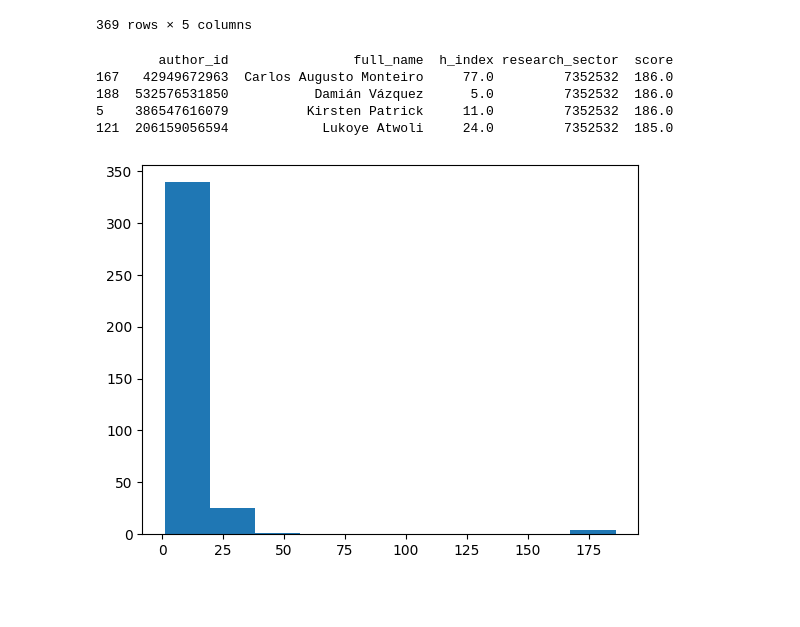
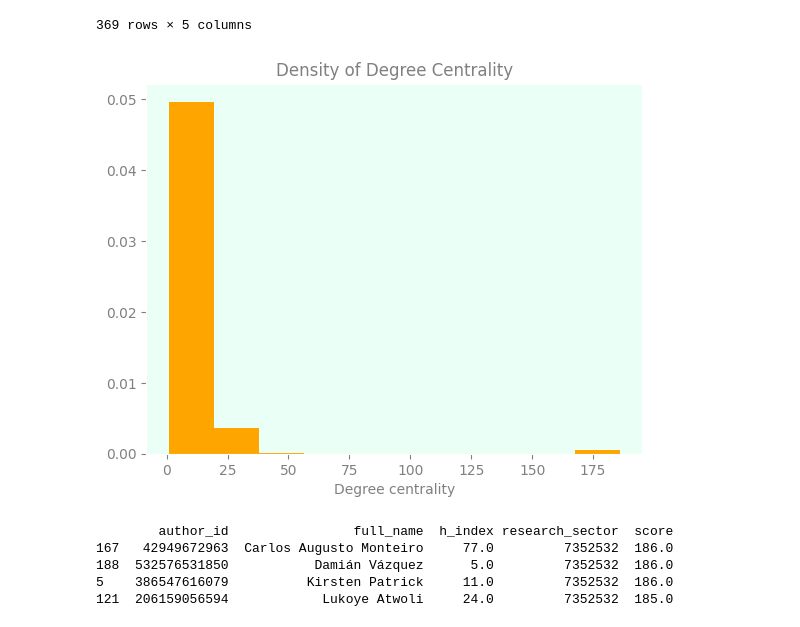
Before and after one commit to ereynrs/SciArticlesRecommender, a Jupyter notebook: notebooks/analysis.ipynb, the cells around one changed output. Drawn from its saved outputs; the diff is of its cells as text; code cells hidden in the pictures; blank space fills up the shorter version.

```diff
--- a/notebooks/analysis.ipynb
+++ b/notebooks/analysis.ipynb
@@ -188,16 +215,32 @@ degree_scores
 | 100 | 781684685480 | Julien Champ | 10.0 | 32057259 | 1.0 |
 | 259 | 953483322074 | Arnaud Sandrin | 1.0 | 32057259 | 1.0 |
 369 rows × 5 columns
-# %%
-# plot histogram and depicts the more influential ones
-plt.hist(degree_scores.score)
-print(degree_scores[degree_scores.score > 150])
-# %% [output]
-        author_id                full_name  h_index research_sector  score
-167   42949672963  Carlos Augusto Monteiro     77.0         7352532  186.0
-188  532576531850           Damián Vázquez      5.0         7352532  186.0
-5    386547616079          Kirsten Patrick     11.0         7352532  186.0
-121  206159056594            Lukoye Atwoli     24.0         7352532  185.0
-[figure, removed]
+# %%
+# create the axis
+fig, ax = plt.subplots()
+# set background color
+ax.set_facecolor('#eafff5')
+# set title
+ax.set_title('Density of Degree Centrality', color='grey')
+# set x label
+ax.set_xlabel('Degree centrality', color='grey')
+# set histogram features
+plt.hist(degree_scores.score, density=True, histtype='bar', color='orange')
+# set ticks and labels color
+ax.tick_params(colors='grey')
+# set spines color
+plt.setp(ax.spines.values(), color='white')
+#shor the plot
+plt.show()
+# %% [output]
+[figure, added]
+# %%
+print(degree_scores[degree_scores.score > 75])
+# %% [output]
+        author_id                full_name  h_index research_sector  score
+167   42949672963  Carlos Augusto Monteiro     77.0         7352532  186.0
+188  532576531850           Damián Vázquez      5.0         7352532  186.0
+5    386547616079          Kirsten Patrick     11.0         7352532  186.0
+121  206159056594            Lukoye Atwoli     24.0         7352532  185.0
 # %%
 def create_author_topic_link(conn):
```
Also changed, not shown: parts of 4 cells of this notebook, 6 other files.
